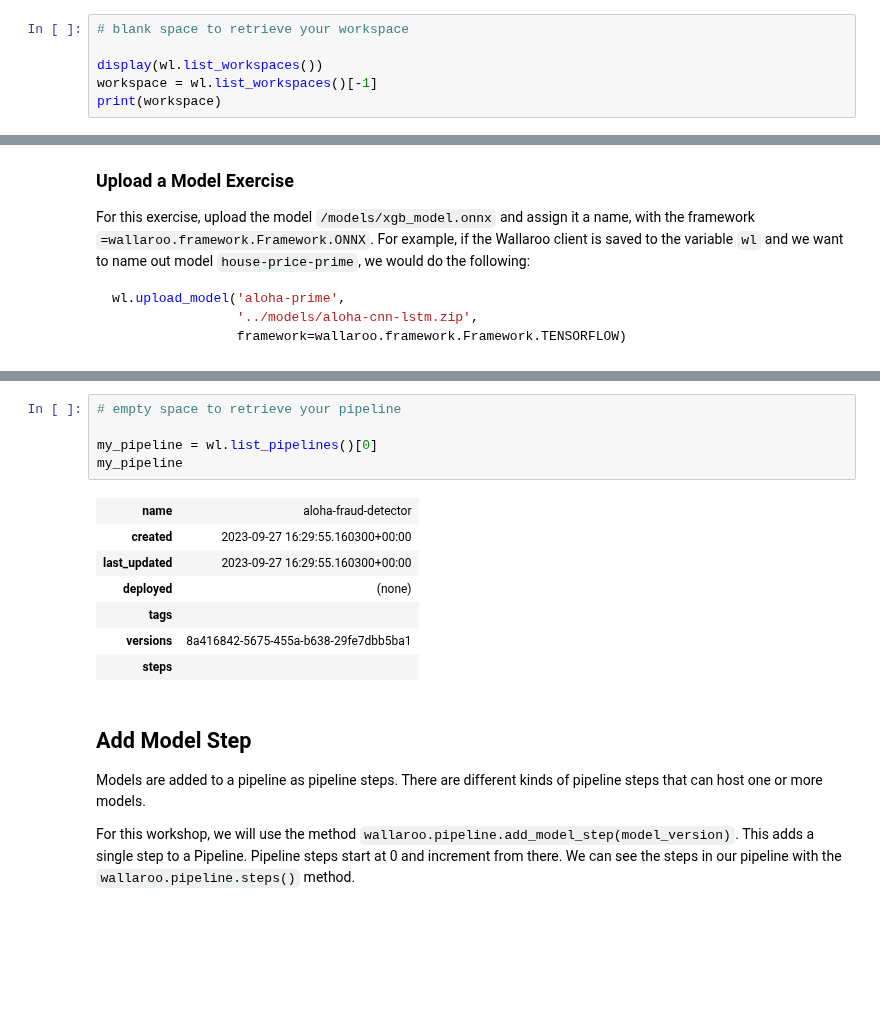
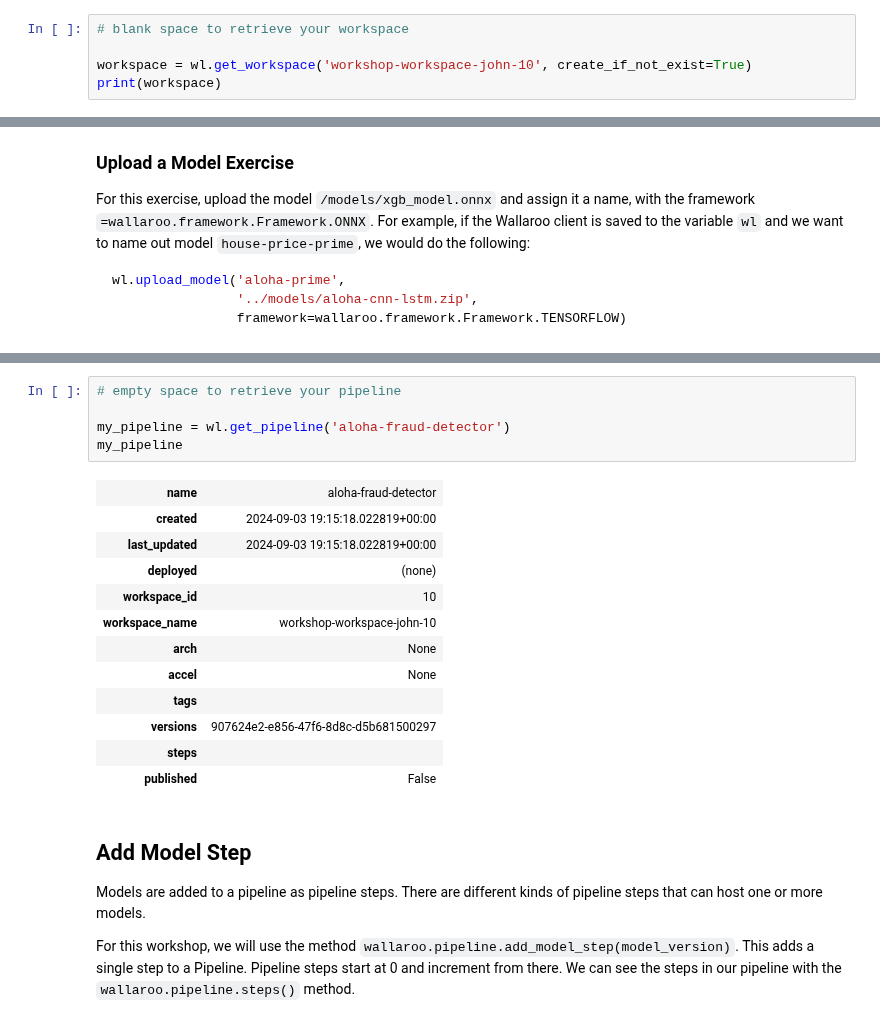
Before and after one commit to WallarooLabs/Workshops, a Jupyter notebook: Classification/Cybersecurity/Notebooks-with-code/N1_deploy_a_model-with-code.ipynb, the cells around one changed output, grey strips where cells are left out. Saved outputs shown, nothing was run; the diff lists cells and outputs as text; blank space fills up the shorter version.

```diff
--- a/Classification/Cybersecurity/Notebooks-with-code/N1_deploy_a_model-with-code.ipynb
+++ b/Classification/Cybersecurity/Notebooks-with-code/N1_deploy_a_model-with-code.ipynb
@@ -315,7 +274,6 @@ workspace = wl.list_workspaces()[1]
 # %%
 # blank space to retrieve your workspace
 
-display(wl.list_workspaces())
-workspace = wl.list_workspaces()[-1]
+workspace = wl.get_workspace('workshop-workspace-john-10', create_if_not_exist=True)
 print(workspace)
 # %% [output]
@@ -629,16 +568,21 @@ my_pipeline
 # %%
 # empty space to retrieve your pipeline
 
-my_pipeline = wl.list_pipelines()[0]
+my_pipeline = wl.get_pipeline('aloha-fraud-detector')
 my_pipeline
 # %% [output]
 | name | aloha-fraud-detector |
-| created | 2023-09-27 16:29:55.160300+00:00 |
-| last_updated | 2023-09-27 16:29:55.160300+00:00 |
+| created | 2024-09-03 19:15:18.022819+00:00 |
+| last_updated | 2024-09-03 19:15:18.022819+00:00 |
 | deployed | (none) |
+| workspace_id | 10 |
+| workspace_name | workshop-workspace-john-10 |
+| arch | None |
+| accel | None |
 | tags |  |
-| versions | 8a416842-5675-455a-b638-29fe7dbb5ba1 |
+| versions | 907624e2-e856-47f6-8d8c-d5b681500297 |
 | steps |  |
+| published | False |
 # %% [markdown]
 ## Add Model Step
 
```
Also changed, not shown: parts of 23 cells of this notebook, 10 other files.
